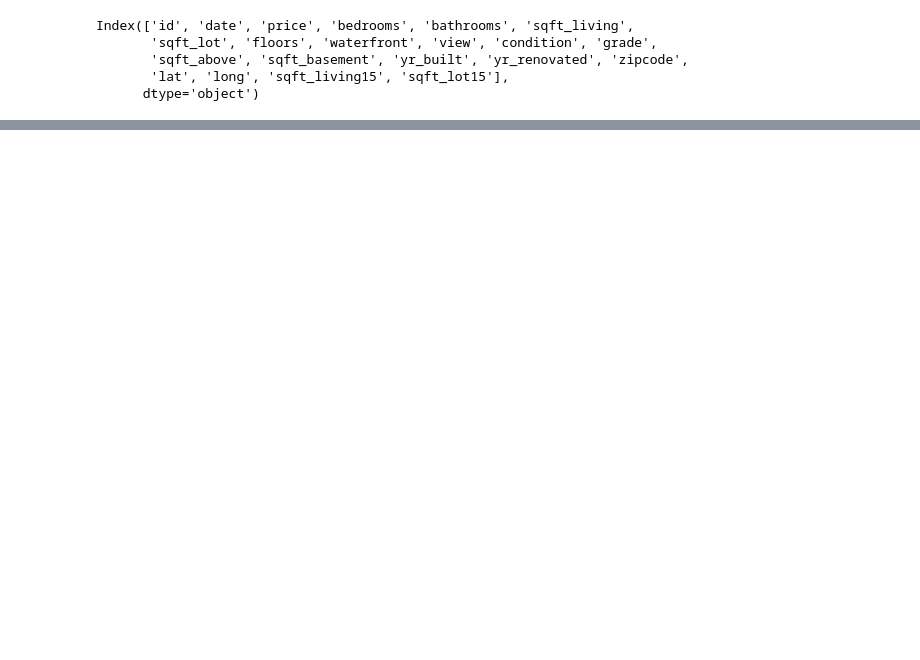
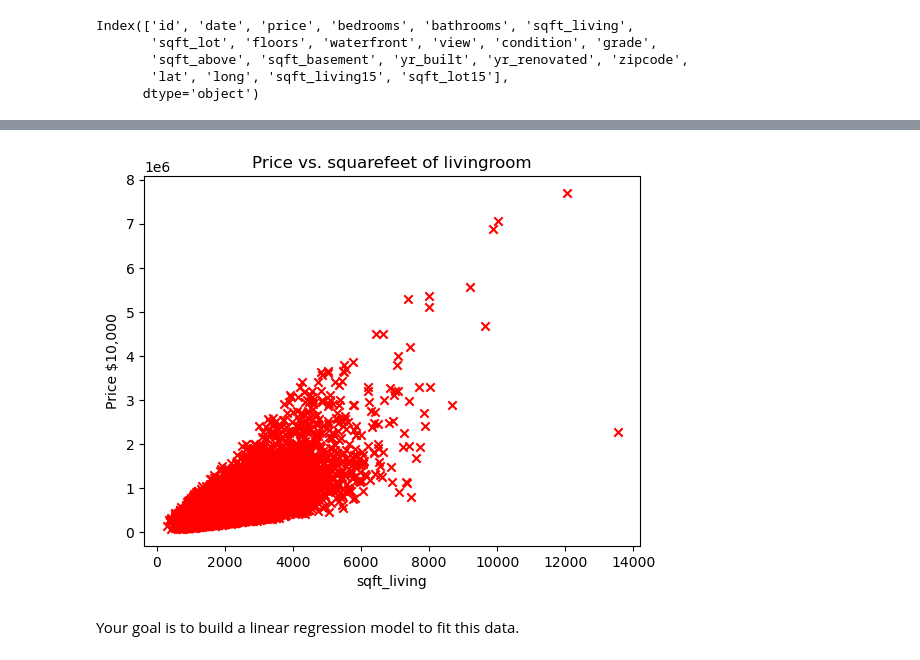
Before and after one commit to junpito/machine-learning-practice, a Jupyter notebook: feature-scaling-and-learning-rate.ipynb, the cells around one changed output, grey strips where cells are left out. Saved outputs shown, nothing was run; the diff lists cells and outputs as text; code cells hidden in the pictures; blank space fills up the shorter version.

Commit message:
Kaggle Notebook | Linier Regression without scikit-learn | Version 2

```diff
--- a/feature-scaling-and-learning-rate.ipynb
+++ b/feature-scaling-and-learning-rate.ipynb
@@ -158,0 +101,3 @@ We would like to build a linear regression model using these values so we can th
+# %%
+x_train = df['sqft_living'].values
+y_train = df['price'].values
@@ -158,0 +151,16 @@ We would like to build a linear regression model using these values so we can th
+# %%
+# Create a scatter plot of the data. To change the markers to red "x",
+# we used the 'marker' and 'c' parameters
+plt.scatter(x_train, y_train, marker='x', c='r')
+
+# Set the title
+plt.title("Price vs. squarefeet of livingroom")
+# Set the y-axis label
+plt.ylabel('Price $10,000')
+# Set the x-axis label
+plt.xlabel('sqft_living')
+plt.show()
+# %% [output]
+[figure, added]
+# %% [markdown]
+Your goal is to build a linear regression model to fit this data.
```
Also changed, not shown: parts of 46 cells of this notebook.
